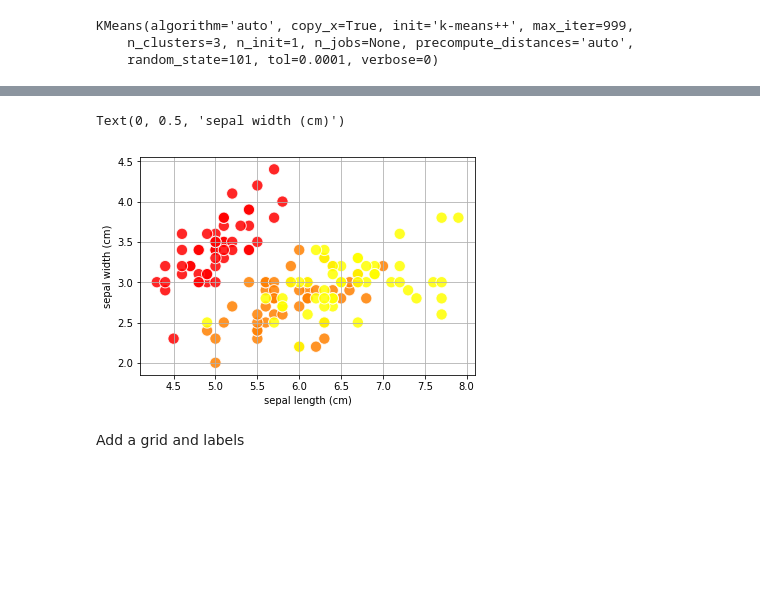
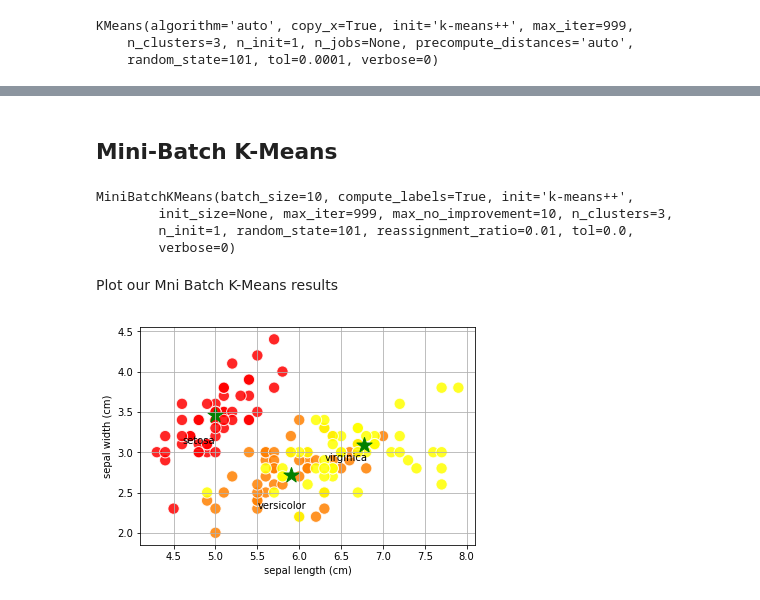
Before and after one commit to paul-williams-ch-ml/ML, a Jupyter notebook: clustering/K-Means & Mini-Batch K-Means.ipynb, the cells around one changed output, grey strips where cells are left out. Cells and saved outputs as stored; diff of their text form; code cells hidden in the pictures; blank space fills up the shorter version.

```diff
--- a/clustering/K-Means & Mini-Batch K-Means.ipynb
+++ b/clustering/K-Means & Mini-Batch K-Means.ipynb
@@ -35,0 +75,2 @@ Plot our K-Means results
+# %% [markdown]
+## Mini-Batch K-Means
@@ -36,22 +79,44 @@ Plot our K-Means results
+# %%
+mb_k_means = MiniBatchKMeans(n_clusters   = 3, \
+                             init         = 'k-means++', \
+                             max_iter     = 999, \
+                             batch_size   = 10, \
+                             n_init       = 1, \
+                             random_state = 101)
+
+mb_k_means.fit(features)
+# %% [output]
+MiniBatchKMeans(batch_size=10, compute_labels=True, init='k-means++',
+        init_size=None, max_iter=999, max_no_improvement=10, n_clusters=3,
+        n_init=1, random_state=101, reassignment_ratio=0.01, tol=0.0,
+        verbose=0)
+# %% [markdown]
+Plot our Mni Batch K-Means results
 # %%
-%matplotlib inline
-
-import matplotlib.pyplot as plt
-
 plt.scatter(features[:,0], \
             features[:,1], \
             s          = 2**7, \
             c          = labels, \
             edgecolors = 'white', \
             alpha      = 0.85, \
             cmap       = 'autumn')
 
+plt.scatter(mb_k_means.cluster_centers_[:,0], \
+            mb_k_means.cluster_centers_[:,1], \
+            s      = 2**8, \
+            marker = '*', \
+            c      = 'green')
+
+for class_no in range(0,3):
+  plt.annotate(data.target_names[class_no], \
+               (features[3+50*class_no,0], \
+                features[3+50*class_no,1]))
+
 plt.grid()
 
 plt.xlabel(data.feature_names[0])
 plt.ylabel(data.feature_names[1])
+
+plt.show()
 # %% [output]
-Text(0, 0.5, 'sepal width (cm)')
-[figure, old version]
+[figure, new version]
-# %% [markdown]
-Add a grid and labels
```
Also changed, not shown: parts of 8 cells of this notebook.
